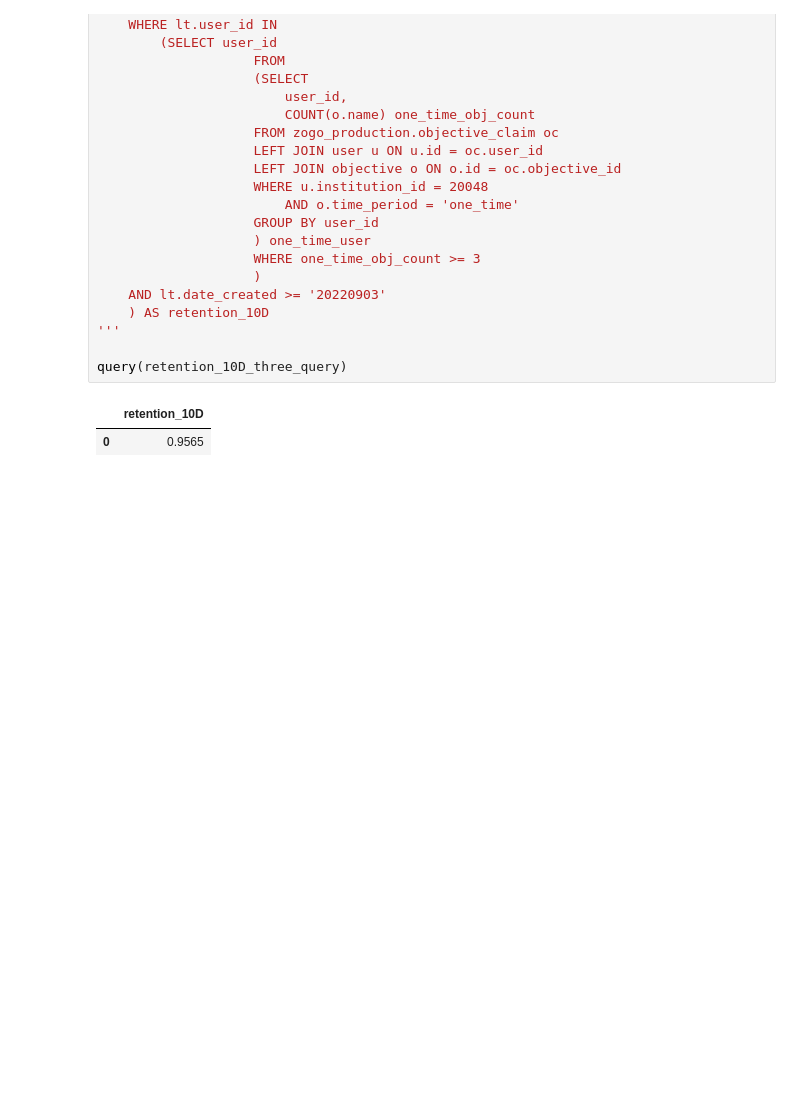
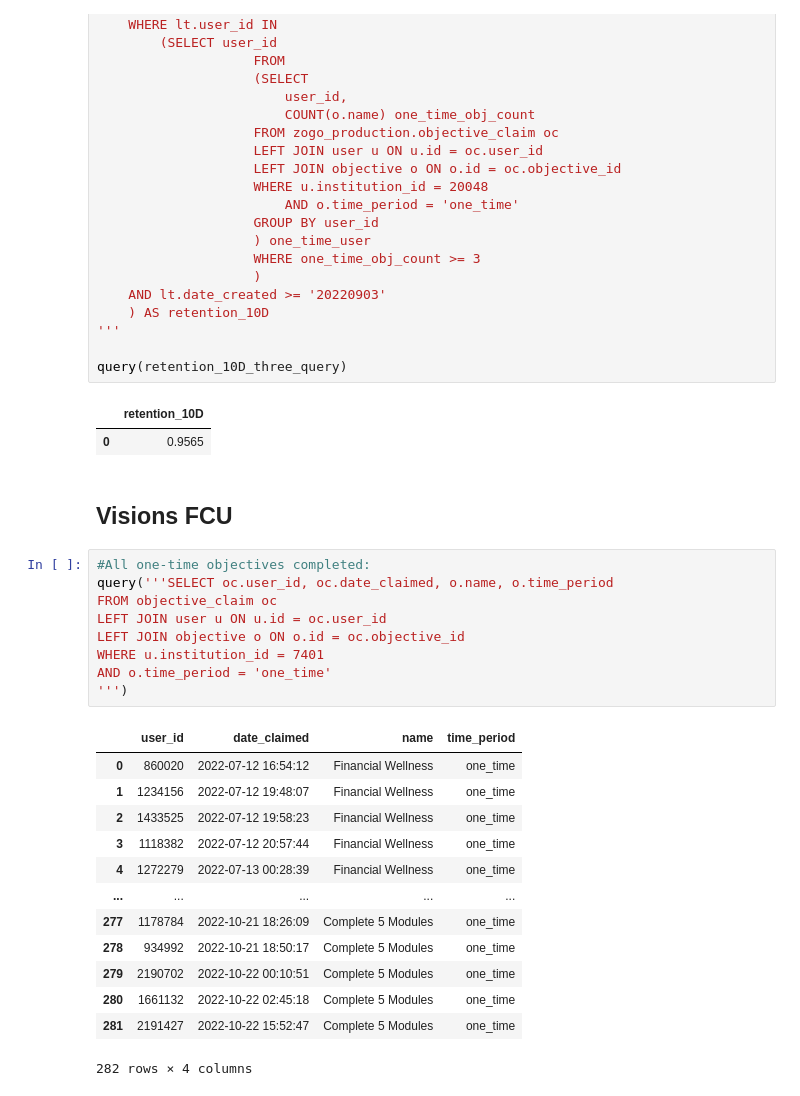
Before and after one commit to wganalytica/zogo-fairwind-users, a Jupyter notebook: Fairwind Account Objectives.ipynb, the cells around one changed output. Saved outputs shown, nothing was run; the diff lists cells and outputs as text; blank space fills up the shorter version.

Commit message:
metrics for Red River Credit Union and Visions FCU

```diff
--- a/Fairwind Account Objectives.ipynb
+++ b/Fairwind Account Objectives.ipynb
@@ -727,3 +729,28 @@ query(retention_10D_three_query)
 # %% [output]
 |  | retention_10D |
 | 0 | 0.9565 |
+# %% [markdown]
+## Visions FCU
+# %%
+#All one-time objectives completed:
+query('''SELECT oc.user_id, oc.date_claimed, o.name, o.time_period
+FROM objective_claim oc
+LEFT JOIN user u ON u.id = oc.user_id
+LEFT JOIN objective o ON o.id = oc.objective_id
+WHERE u.institution_id = 7401
+AND o.time_period = 'one_time'
+''')
+# %% [output]
+|  | user_id | date_claimed | name | time_period |
+| 0 | 860020 | 2022-07-12 16:54:12 | Financial Wellness | one_time |
+| 1 | 1234156 | 2022-07-12 19:48:07 | Financial Wellness | one_time |
+| 2 | 1433525 | 2022-07-12 19:58:23 | Financial Wellness | one_time |
+| 3 | 1118382 | 2022-07-12 20:57:44 | Financial Wellness | one_time |
+| 4 | 1272279 | 2022-07-13 00:28:39 | Financial Wellness | one_time |
+| ... | ... | ... | ... | ... |
+| 277 | 1178784 | 2022-10-21 18:26:09 | Complete 5 Modules | one_time |
+| 278 | 934992 | 2022-10-21 18:50:17 | Complete 5 Modules | one_time |
+| 279 | 2190702 | 2022-10-22 00:10:51 | Complete 5 Modules | one_time |
+| 280 | 1661132 | 2022-10-22 02:45:18 | Complete 5 Modules | one_time |
+| 281 | 2191427 | 2022-10-22 15:52:47 | Complete 5 Modules | one_time |
+282 rows × 4 columns
```
Also changed, not shown: parts of 23 cells of this notebook.
